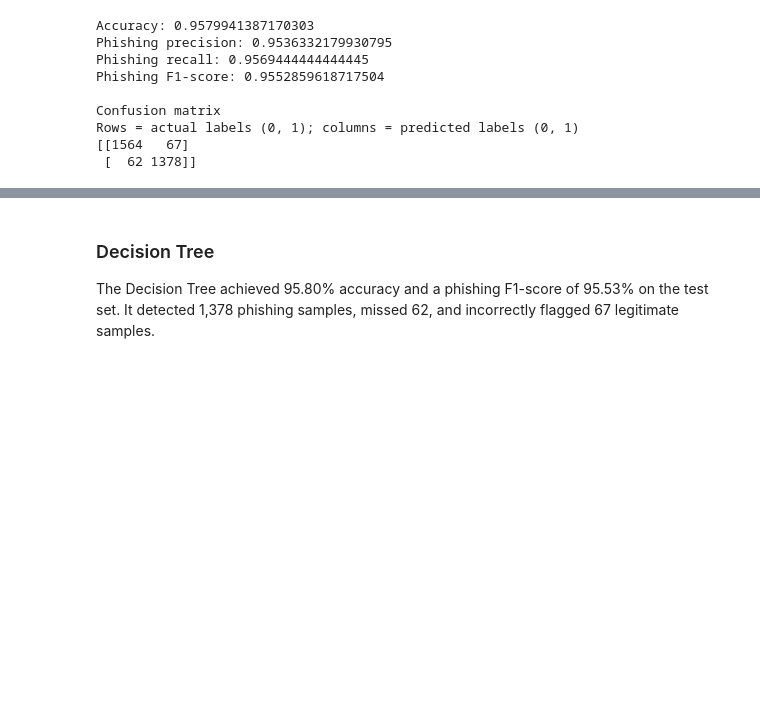
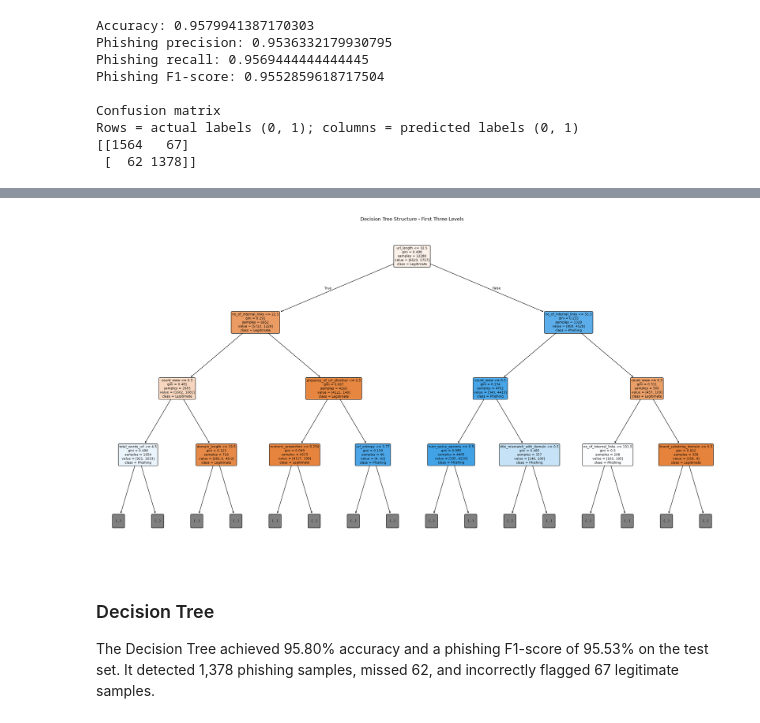
Before and after one commit to PalakVerma-github/compphish-phishing-detection, a Jupyter notebook: notebooks/phishing_detection.ipynb, the cells around one changed output, grey strips where cells are left out. Cells and saved outputs as stored; diff of their text form; code cells hidden in the pictures; blank space fills up the shorter version.

```diff
--- a/notebooks/phishing_detection.ipynb
+++ b/notebooks/phishing_detection.ipynb
@@ -662,3 +722,29 @@ Rows = actual labels (0, 1); columns = predicted labels (0, 1)
+# %%
+from sklearn.tree import plot_tree
+
+# Display the first three levels of the trained Decision Tree
+plt.figure(figsize=(22, 12))
+
+plot_tree(
+    tree_model,
+    max_depth=3,
+    feature_names=X.columns,
+    class_names=["Legitimate", "Phishing"],
+    filled=True,
+    rounded=True,
+    fontsize=8
+)
+
+plt.title("Decision Tree Structure - First Three Levels")
+plt.tight_layout()
+plt.savefig(
+    r"..\reports\figures\decision_tree_top_levels.png",
+    dpi=300,
+    bbox_inches="tight"
+)
+plt.show()
+# %% [output]
+[figure, added]
 # %% [markdown]
 ### Decision Tree
 
```
Also changed, not shown: parts of 5 cells of this notebook, 6 other files.
